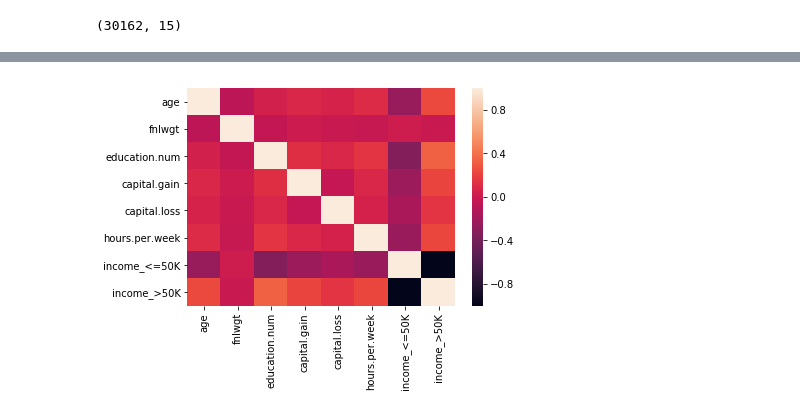
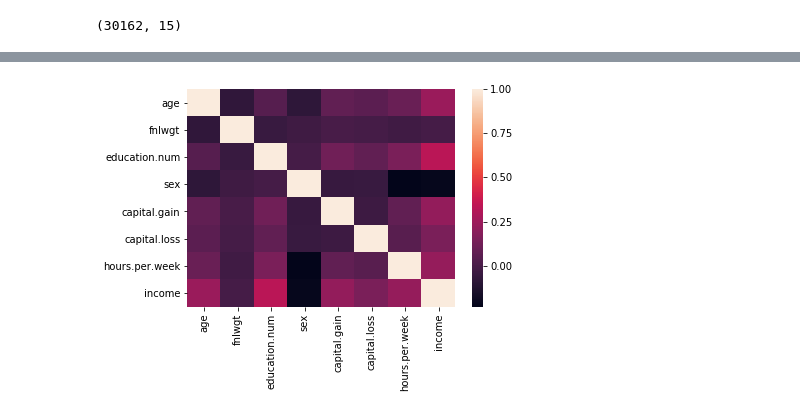
Before and after one commit to Villamaru/entrega_3, a Jupyter notebook: Analisis_exploratorio.ipynb, the cells around one changed output, grey strips where cells are left out. Saved outputs shown, nothing was run; the diff lists cells and outputs as text; code cells hidden in the pictures.

```diff
--- a/Analisis_exploratorio.ipynb
+++ b/Analisis_exploratorio.ipynb
@@ -18,5 +21,3 @@ df = df.applymap(lambda x : np.nan if x == "?" else x).dropna()
 df.shape
 # %% [output]
 (30162, 15)
-# %%
-df["income2"] = df.income
@@ -23,16 +32,22 @@ df["income2"] = df.income
 # %%
-#df.education.unique() # 16 valores distintos
-#df.sort_values("education.num") # de 1 - preschool a 16 - Doctorate
+#print(df.workclass.unique())
+#['Private' 'State-gov' 'Federal-gov' 'Self-emp-not-inc' 'Self-emp-inc','Local-gov' 'Without-pay']
+
+#df.education.unique()
+# ['HS-grad', '7th-8th', 'Some-college', '10th', 'Doctorate','Prof-school', 'Bachelors', 'Masters', '11th', 'Assoc-voc','1st-4th', '5th-6th', 'Assoc-acdm', '12th', '9th', 'Preschool']
+
+#df.sort_values("education.num")
+# De 1 - preschool a 16 - Doctorate
+
 #df.race.unique() # 5 val
+
 #df.sex.unique() # 2 val
 #df.occupation.unique() # 14 val
 
 #df.fnlwgt.unique().shape
 #sns.distplot(df.fnlwgt)
 
-df["income2"] = np.where(df.income == '<=50K', 0, 1)
-df
-#df.income.unique()
+
 #df['income']=df['income'].map({'<=50K': 0, '>50K': 1, '<=50K.': 0, '>50K.': 1})
 #a_dummies = ["income"]
 #columnas_dummies = ["income"]
@@ -79,0 +57,6 @@ df.sort_values("race")
+# %%
+df["sex"] = np.where(df.sex == "Male", 0,1) #dos valores
+df.drop("education",1,inplace=True)
+df["income"] = np.where(df.income == '<=50K', 0, 1) #dos valores, a una variable dummy
+
+df
@@ -80,4 +82,4 @@ df.sort_values("race")
 # %%
-sns.heatmap(df_dummies.corr());
+sns.heatmap(df.corr());
 # %% [output]
-[figure, old version]
+[figure, new version]
```
Also changed, not shown: parts of 8 cells of this notebook.
